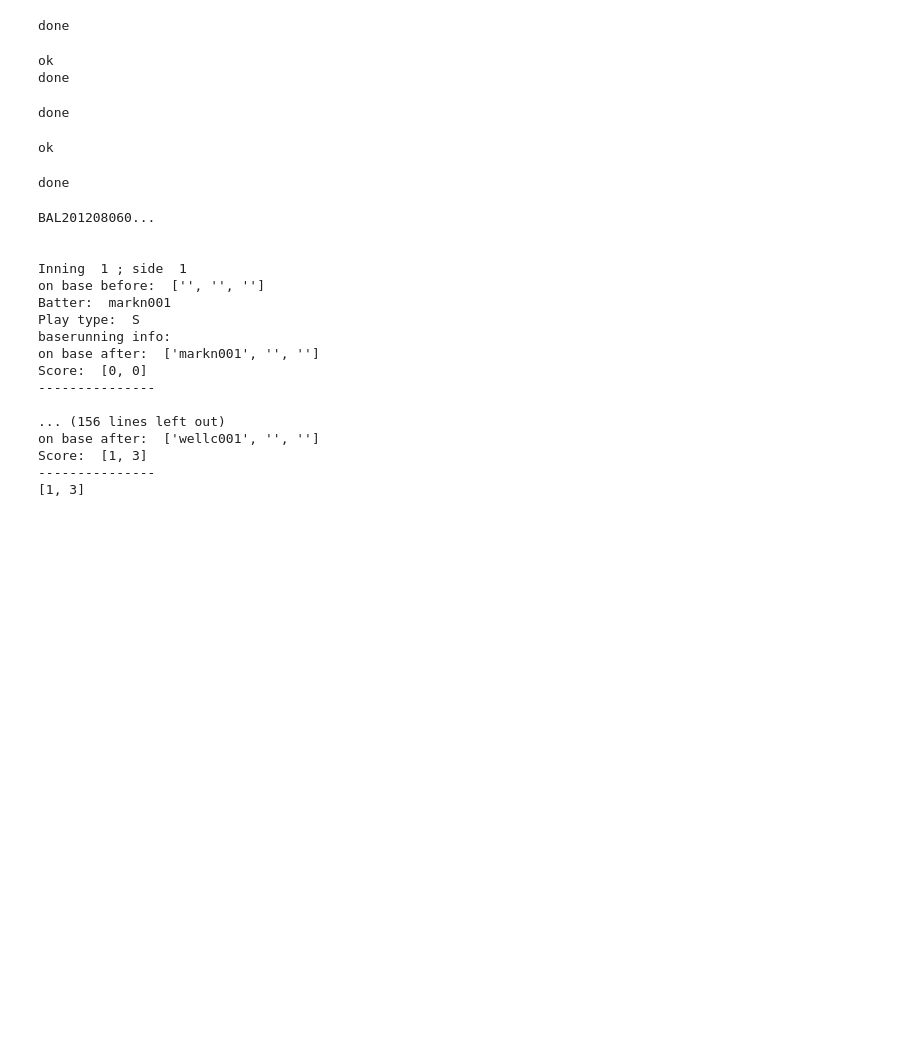
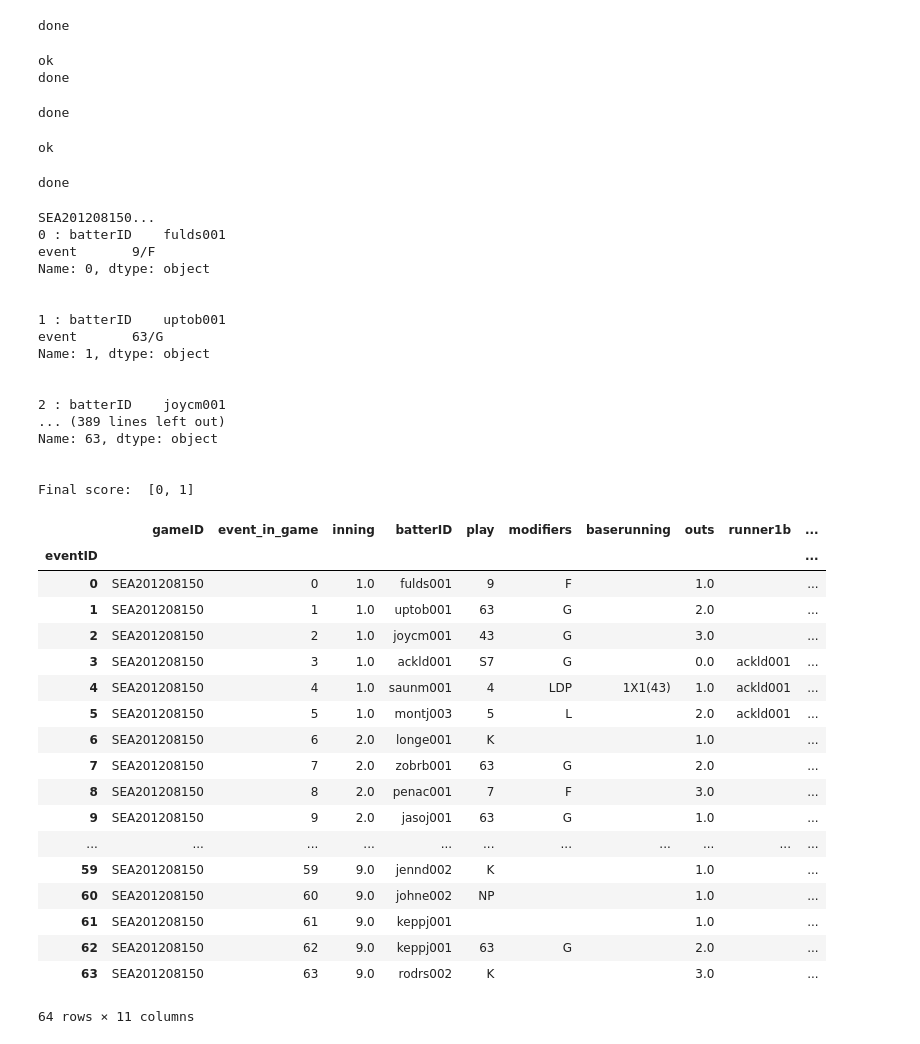
Before and after one commit to raddick/sportsball, a Jupyter notebook: mess_with_events_from_json.ipynb, the cells around one changed output. Saved outputs shown, nothing was run; the diff lists cells and outputs as text; code cells hidden in the pictures; blank space fills up the shorter version.

```diff
--- a/mess_with_events_from_json.ipynb
+++ b/mess_with_events_from_json.ipynb
@@ -28,8 +28,8 @@ done
 # %%
 #allgames_df.sample(10).index
 #mygames = ['NYN201204100']
-mygames = ['BAL201208060']
-#mygames += ['SEA201208150']
+#mygames = ['BAL201208060']
+mygames = ['SEA201208150']
 
 #mygames += ['BAL201208300', 'BAL201209300', 'BAL201304210']
 #mygames += ['BAL201305170', 'BAL201405010', 'BAL201406130', 'BAL201406250', 'MIA201407030', 'PIT201605180']
@@ -263,8 +297,6 @@ for thisgameID,thisrow in allgames_df.iterrows():
 
             for eig, thisevent in halfinn.iterrows():    # iter through all events in this half-inn
 
-#                thisevent = get_inning_info(halfinn.iloc[0], this_info_df, ing)  # read one event
-
                 thisevent['visiting_team'] = this_info_df['visteam'].tolist()[0]
                 thisevent['home_team'] = this_info_df['hometeam'].tolist()[0]
                 thisevent['inning'] = ing
@@ -277,6 +309,7 @@ for thisgameID,thisrow in allgames_df.iterrows():
 
                 thisevent = get_fielders(thisevent, playing_df, fieldingflag) # get fielders, including pitcher
 
+                thisevent['abflag'] = 1
                 thisevent['balls'] = pandas.to_numeric(thisevent['pitch_count'][0:1], errors='coerce')
                 thisevent['strikes'] = pandas.to_numeric(thisevent['pitch_count'][1:2], errors='coerce')
 
@@ -289,7 +322,7 @@ for thisgameID,thisrow in allgames_df.iterrows():
                     nOuts = nOuts + 1
 
                 # If the play is a hit, advance baserunners with fcn advance_runners(evnt, basers, oots, scr, teem):
-                if (re.match(r'[S|D|T|H|W|I]',thisevent['play'])):
+                if (re.match(r'[S|D|T|H|W|I|E|F]',thisevent['play'])):
                     advance_runners(
                         thisevent,
                         onbase,
@@ -305,47 +338,68 @@ for thisgameID,thisrow in allgames_df.iterrows():
                 thisevent['runner3b'] = onbase[2]
                 thisevent['visitor_score'] = score[0]
                 thisevent['home_score'] = score[0]
 
+                print(eig,':',thisevent[['batterID','event']])
+                print('\n')
                 # finally, append this play to the list of plays
                 game_events_df = game_events_df.append(thisevent)
 
     game_events_df = game_events_df.sort_index()
     game_events_df.index.name = 'event_in_game'
     game_events_df = game_events_df.reset_index()
 
     events_df = pandas.concat((events_df, game_events_df), axis=0)
 
-display_order = ['gameID', 'event_in_game', 'inning', 'batting_team']
+display_order = ['gameID', 'event_in_game', 'inning', 'batterID']
 display_order += ['play', 'modifiers', 'baserunning', 'outs']
 display_order += ['runner1b', 'runner2b', 'runner3b']
 
 #events_df = events_df.fillna('')
 
 events_df = events_df.reset_index()
 events_df.index.name = 'eventID'
 
 events_df.sort_values('gameID')
 events_df = events_df[display_order]
-print(score)
-#events_df
+print('Final score: ',score)
+events_df
 #x = events_df['play'].tolist()
 #for k in x:
 #    print(k)
 # %% [output]
-BAL201208060...
+SEA201208150...
+0 : batterID    fulds001
+event       9/F
+Name: 0, dtype: object
 
 
-Inning  1 ; side  1
-on base before:  ['', '', '']
-Batter:  markn001
-Play type:  S
-baserunning info:
-on base after:  ['markn001', '', '']
-Score:  [0, 0]
----------------
+1 : batterID    uptob001
+event       63/G
+Name: 1, dtype: object
 
-... (156 lines left out)
-on base after:  ['wellc001', '', '']
-Score:  [1, 3]
----------------
-[1, 3]
+
+2 : batterID    joycm001
+... (389 lines left out)
+Name: 63, dtype: object
+
+
+Final score:  [0, 1]
+|  | gameID | event_in_game | inning | batterID | play | modifiers | baserunning | outs | runner1b | ... |
+| eventID |  |  |  |  |  |  |  |  |  | ... |
+| 0 | SEA201208150 | 0 | 1.0 | fulds001 | 9 | F |  | 1.0 |  | ... |
+| 1 | SEA201208150 | 1 | 1.0 | uptob001 | 63 | G |  | 2.0 |  | ... |
+| 2 | SEA201208150 | 2 | 1.0 | joycm001 | 43 | G |  | 3.0 |  | ... |
+| 3 | SEA201208150 | 3 | 1.0 | ackld001 | S7 | G |  | 0.0 | ackld001 | ... |
+| 4 | SEA201208150 | 4 | 1.0 | saunm001 | 4 | LDP | 1X1(43) | 1.0 | ackld001 | ... |
+| 5 | SEA201208150 | 5 | 1.0 | montj003 | 5 | L |  | 2.0 | ackld001 | ... |
+| 6 | SEA201208150 | 6 | 2.0 | longe001 | K |  |  | 1.0 |  | ... |
+| 7 | SEA201208150 | 7 | 2.0 | zobrb001 | 63 | G |  | 2.0 |  | ... |
+| 8 | SEA201208150 | 8 | 2.0 | penac001 | 7 | F |  | 3.0 |  | ... |
+| 9 | SEA201208150 | 9 | 2.0 | jasoj001 | 63 | G |  | 1.0 |  | ... |
+| ... | ... | ... | ... | ... | ... | ... | ... | ... | ... | ... |
+| 59 | SEA201208150 | 59 | 9.0 | jennd002 | K |  |  | 1.0 |  | ... |
+| 60 | SEA201208150 | 60 | 9.0 | johne002 | NP |  |  | 1.0 |  | ... |
+| 61 | SEA201208150 | 61 | 9.0 | keppj001 |  |  |  | 1.0 |  | ... |
+| 62 | SEA201208150 | 62 | 9.0 | keppj001 | 63 | G |  | 2.0 |  | ... |
+| 63 | SEA201208150 | 63 | 9.0 | rodrs002 | K |  |  | 3.0 |  | ... |
+64 rows × 11 columns
```
Also changed, not shown: parts of 1 cell of this notebook.
